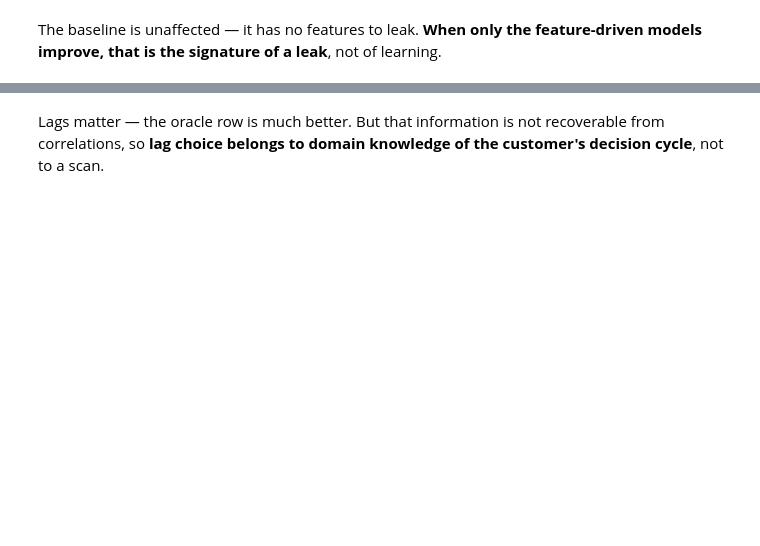
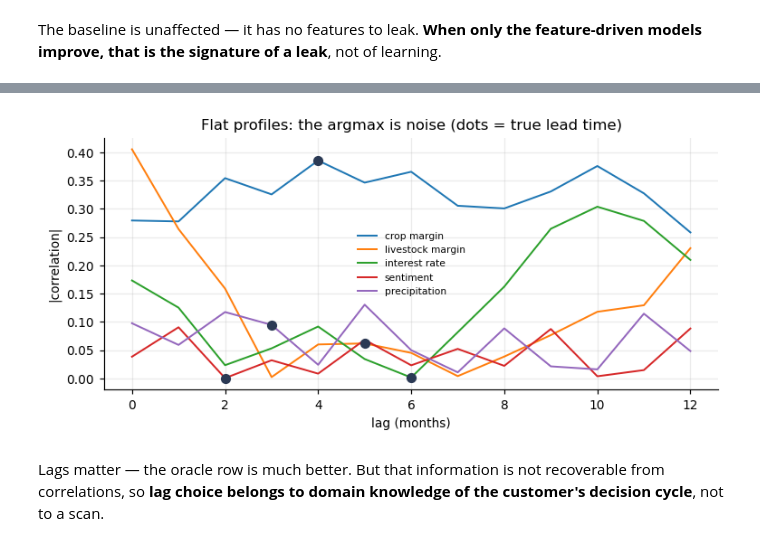
Before and after one commit to Fuzzy-sh/demand-forecasting-external-signals, a Jupyter notebook: notebooks/01_demand_forecasting.ipynb, the cells around one changed output, grey strips where cells are left out. Drawn from its saved outputs; the diff is of its cells as text; code cells hidden in the pictures; blank space fills up the shorter version.

```diff
--- a/notebooks/01_demand_forecasting.ipynb
+++ b/notebooks/01_demand_forecasting.ipynb
@@ -13,4 +71,21 @@ map_leaky = {r.feature: int(r.selected_lag)             for r in L.select_lags(r
 # %% [markdown]
 Now run the same models under both pipelines and price the difference.
 # %%
-resA = M.rolling_origin_backtest(XA, yA, min_train=MIN_TRAIN)delayed = G.apply_publication_delay(raw)wm = F.add_segment_margins(delayed)map_honest = L.lag_map(L.select_lags(wm, G.DRIVER_COLS, train_end=train_end), minimum=1)mat_honest = F.build_matrix(G.drop_oracle(wm), map_honest,                            include_contemporaneous_internal=False, drop_raw_external=True)XB, yB = F.xy(mat_honest)resB = M.rolling_origin_backtest(XB, yB, min_train=MIN_TRAIN)pd.DataFrame([    {"model": m,     "leaky_mae": resA.metrics.set_index("model").loc[m, "mae"],     "honest_mae": resB.metrics.set_index("model").loc[m, "mae"],     "overstated_pct": 100 * (resB.metrics.set_index("model").loc[m, "mae"]                              - resA.metrics.set_index("model").loc[m, "mae"])                       / resB.metrics.set_index("model").loc[m, "mae"]}    for m in ["ridge", "gbm", "seasonal_naive"]]).round(2)
+resA = M.rolling_origin_backtest(XA, yA, min_train=MIN_TRAIN)
+
+delayed = G.apply_publication_delay(raw)
+wm = F.add_segment_margins(delayed)
+map_honest = L.lag_map(L.select_lags(wm, G.DRIVER_COLS, train_end=train_end), minimum=1)
+mat_honest = F.build_matrix(G.drop_oracle(wm), map_honest,
+                            include_contemporaneous_internal=False, drop_raw_external=True)
+XB, yB = F.xy(mat_honest)
+resB = M.rolling_origin_backtest(XB, yB, min_train=MIN_TRAIN)
+
+pd.DataFrame([
+    {"model": m,
+     "leaky_mae": resA.metrics.set_index("model").loc[m, "mae"],
+     "honest_mae": resB.metrics.set_index("model").loc[m, "mae"],
+     "overstated_pct": 100 * (resB.metrics.set_index("model").loc[m, "mae"]
+                              - resA.metrics.set_index("model").loc[m, "mae"])
+                       / resB.metrics.set_index("model").loc[m, "mae"]}
+    for m in ["ridge", "gbm", "seasonal_naive"]]).round(2)
@@ -23,5 +129,20 @@ specs = {    "oracle (true lead times)":     {k: max(v, 1) for k, v in G.TRUE_LA
 # %%
-scan = wm.loc[:train_end]yd = scan[G.TARGET].shift(-1); yd = yd - yd.shift(12)plt.figure(figsize=(7, 3.4))for col in G.DRIVER_COLS:    cs = []    for k in range(13):        f = scan[col].shift(k); f = f - f.shift(12)        cs.append(abs(f.corr(yd)))    plt.plot(range(13), cs, lw=1.3, label=col.replace("_", " "))    if col in G.TRUE_LAGS:        plt.scatter([G.TRUE_LAGS[col]], [cs[G.TRUE_LAGS[col]]], s=40, zorder=5, color=INK)plt.xlabel("lag (months)"); plt.ylabel("|correlation|")plt.title("Flat profiles: the argmax is noise (dots = true lead time)")plt.legend(frameon=False, fontsize=7); plt.tight_layout(); plt.show()
+scan = wm.loc[:train_end]
+yd = scan[G.TARGET].shift(-1); yd = yd - yd.shift(12)
+plt.figure(figsize=(7, 3.4))
+for col in G.DRIVER_COLS:
+    cs = []
+    for k in range(13):
+        f = scan[col].shift(k); f = f - f.shift(12)
+        cs.append(abs(f.corr(yd)))
+    plt.plot(range(13), cs, lw=1.3, label=col.replace("_", " "))
+    if col in G.TRUE_LAGS:
+        plt.scatter([G.TRUE_LAGS[col]], [cs[G.TRUE_LAGS[col]]], s=40, zorder=5, color=INK)
+plt.xlabel("lag (months)"); plt.ylabel("|correlation|")
+plt.title("Flat profiles: the argmax is noise (dots = true lead time)")
+plt.legend(frameon=False, fontsize=7); plt.tight_layout(); plt.show()
+# %% [output]
+[figure, added]
 # %% [markdown]
 Lags matter — the oracle row is much better. But that information is not recoverable from correlations, so **lag choice belongs to domain knowledge of the customer's decision cycle**, not to a scan.
 # %% [markdown]
```
Also changed, not shown: parts of 8 cells of this notebook.
